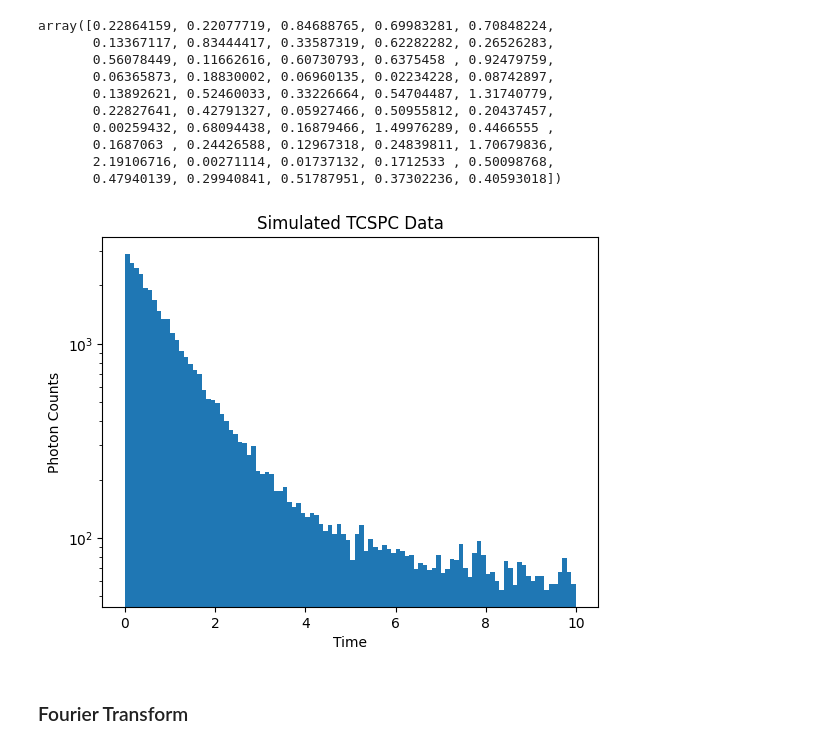
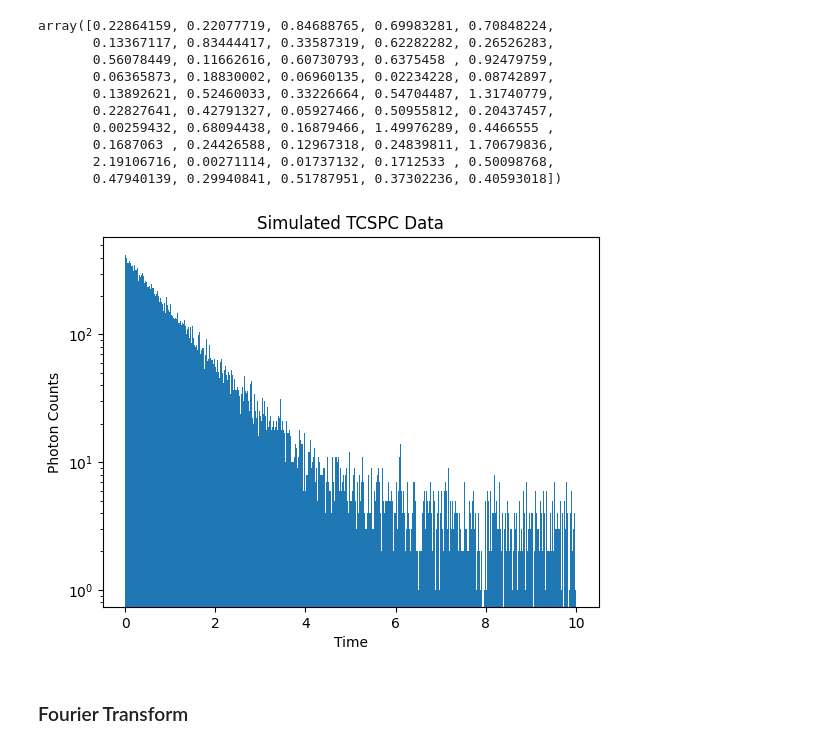
Before and after one commit to ngcnpeter/Y3_Group_Project_2B, a Jupyter notebook: TCSPC-simulation/2Bsimulation.ipynb, the cells around one changed output. Saved outputs shown, nothing was run; the diff lists cells and outputs as text; code cells hidden in the pictures.

```diff
--- a/TCSPC-simulation/2Bsimulation.ipynb
+++ b/TCSPC-simulation/2Bsimulation.ipynb
@@ -189,36 +189,36 @@ def simulate_multi_exponential_decay(t, decay_time_constants, amplitudes):
     for decay_time, amplitude in zip(decay_time_constants, amplitudes):
         decay_profile += amplitude * np.exp(-t / decay_time)
     return decay_profile
 
 # Simulation parameters
 t = np.linspace(0, 10, 1000)  # Time points
 decay_time_constants = np.array([1.0, 20]) # Decay time constants for each component
-amplitudes = np.array([0.6, 0.4])  # Amplitudes for each component
+amplitudes = np.array([0.8, 0.2])  # Amplitudes for each component
 
 N = 50000  # Number of photons to simulate
 
 # Simulate TCSPC data
 timestamps = []
 for _ in range(N):
     decay_time = np.random.choice(decay_time_constants, p=amplitudes/np.sum(amplitudes))
     timestamp = np.random.exponential(decay_time)
     timestamps.append(timestamp)
 
 # Histogram the simulated timestamps
-counts, bins, _ = plt.hist(timestamps, bins=100, range=(0, np.max(t)))
+counts, bins, _ = plt.hist(timestamps, bins=1000, range=(0, np.max(t)))
 
 # Convert counts to photon counts per time bin
 bin_width = bins[1] - bins[0]
 photon_counts = counts / (N * bin_width)
 
 # Plot the simulated TCSPC data
 plt.xlabel('Time')
 plt.ylabel('Photon Counts')
 plt.yscale('log')
 plt.title('Simulated TCSPC Data')
 plt.show()
 # %% [output]
-[figure, old version]
+[figure, new version]
 # %% [markdown]
 ### Fourier Transform
 # %%
```
Also changed, not shown: parts of 13 cells of this notebook, 1 other file.
